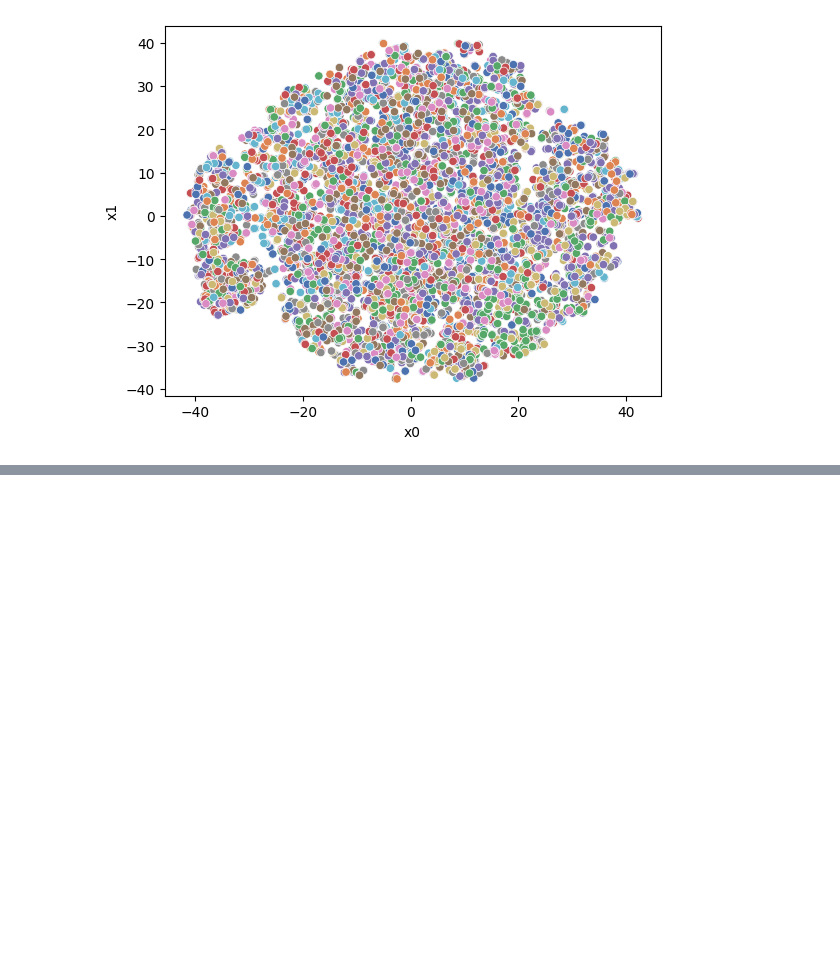
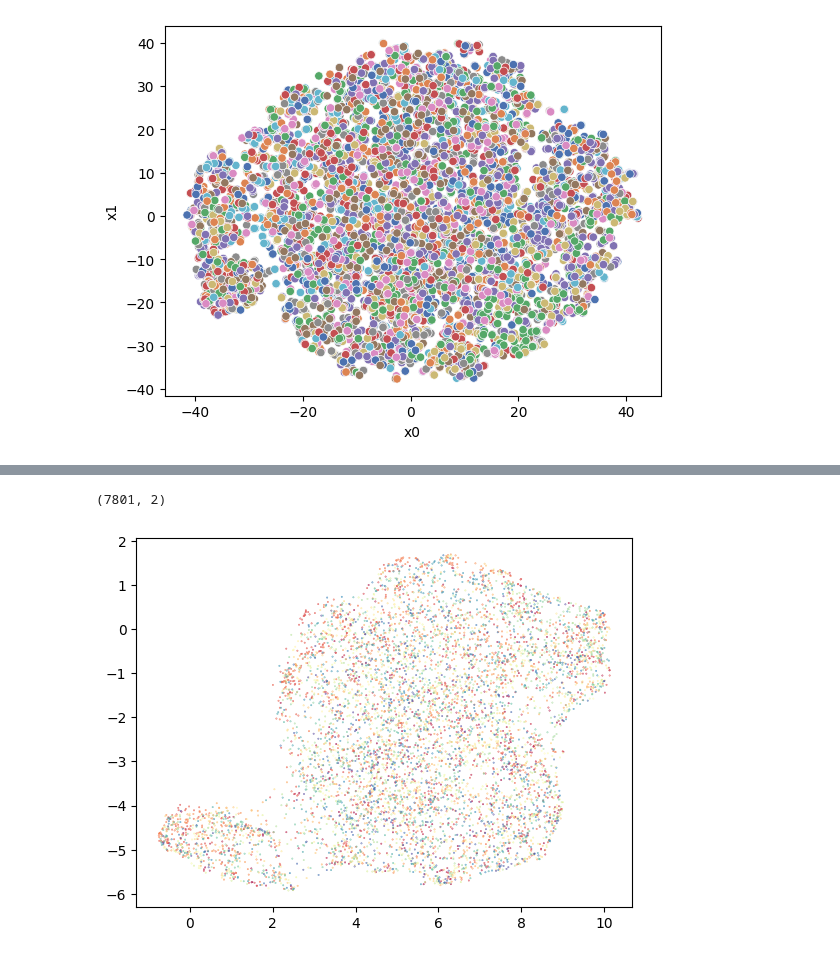
Before and after one commit to dmarx/whats-in-a-name, a Jupyter notebook: fun_with_names.ipynb, the cells around one changed output, grey strips where cells are left out. Saved outputs shown, nothing was run; the diff lists cells and outputs as text; code cells hidden in the pictures; blank space fills up the shorter version.

Commit message:
skeleton umap

```diff
--- a/fun_with_names.ipynb
+++ b/fun_with_names.ipynb
@@ -722,0 +725,4 @@ plt.show()
+# %%
+%%time
+umap_nn20 = umap.UMAP(n_neighbors=20)
+umap_embeds_nn20 = umap_nn20.fit_transform(embeds, y=classes)
@@ -723,3 +732,17 @@ plt.show()
+# %%
+umap_embeds_nn20.shape
+# %% [output]
+(7801, 2)
+# %%
+plt.scatter(
+    *umap_embeds_nn20.T,
+    s=0.1,
+    c=classes,
+    cmap='Spectral',
+    alpha=1.0)
+plt.show()
+# %% [output]
+[figure, added]
 # %% [markdown]
 # TODO
 
```
Also changed, not shown: parts of 4 cells of this notebook.
